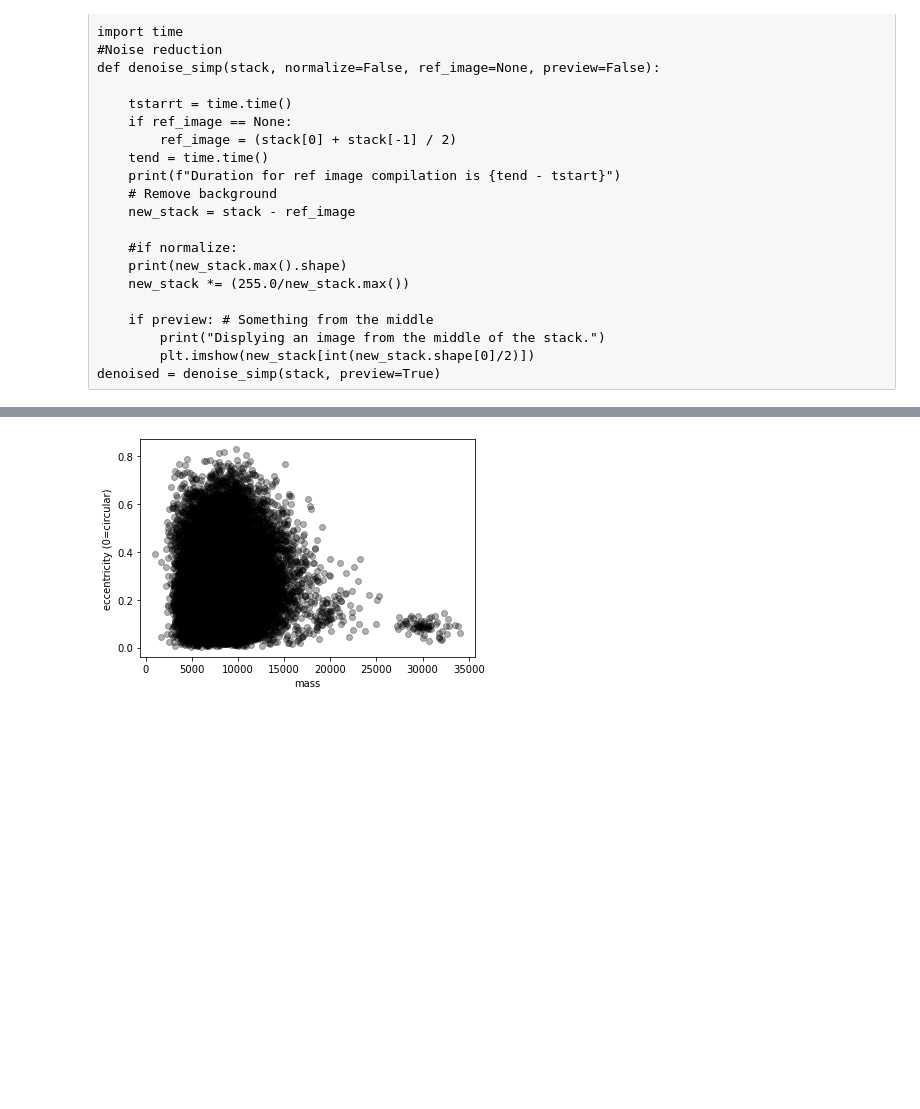
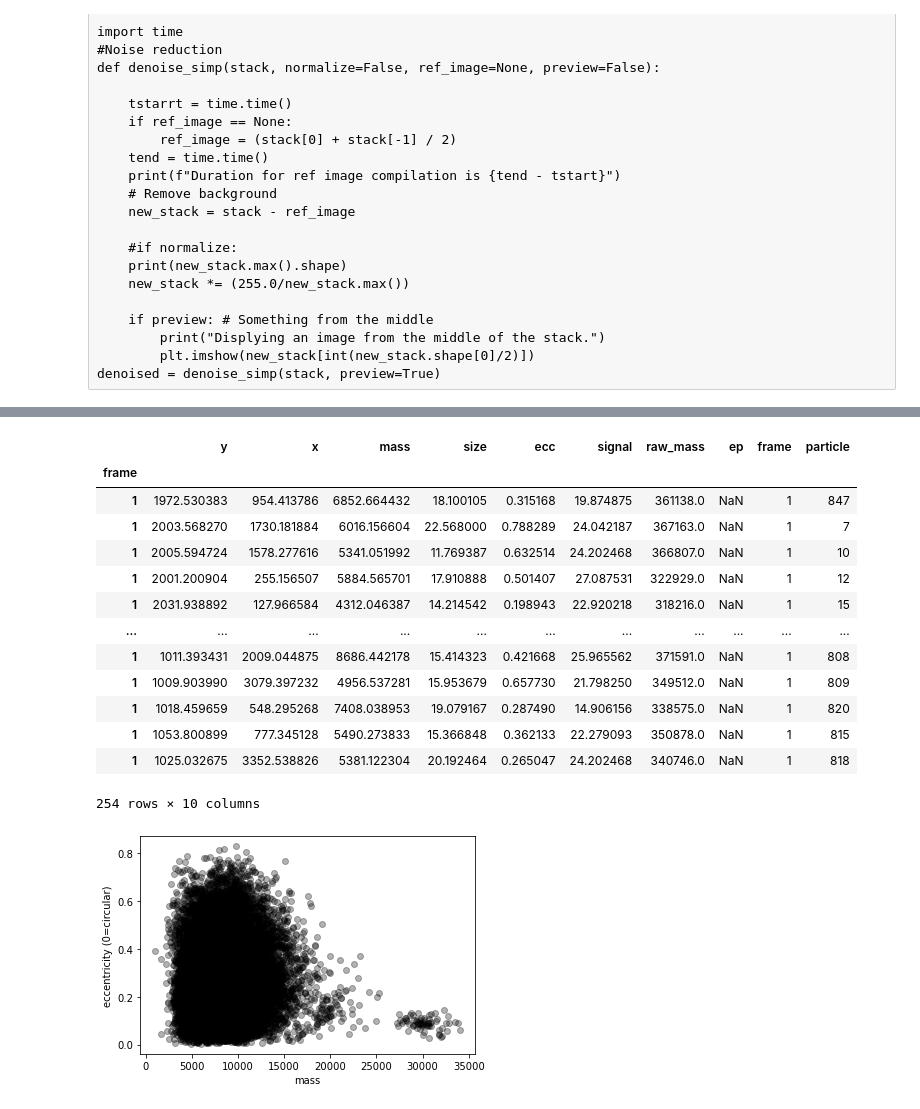
Before and after one commit to yatharthb97/SwimTracker, a Jupyter notebook: MJPEG-test.ipynb, the cells around one changed output, grey strips where cells are left out. Cells and saved outputs as stored; diff of their text form; code cells hidden in the pictures; blank space fills up the shorter version.

```diff
--- a/MJPEG-test.ipynb
+++ b/MJPEG-test.ipynb
@@ -301,3 +310,20 @@ tp.plot_traj(t1)
+# %%
+t1[t1.frame == 1]
+# %% [output]
+|  | y | x | mass | size | ecc | signal | raw_mass | ep | frame | particle |
+| frame |  |  |  |  |  |  |  |  |  |  |
+| 1 | 1972.530383 | 954.413786 | 6852.664432 | 18.100105 | 0.315168 | 19.874875 | 361138.0 | NaN | 1 | 847 |
+| 1 | 2003.568270 | 1730.181884 | 6016.156604 | 22.568000 | 0.788289 | 24.042187 | 367163.0 | NaN | 1 | 7 |
+| 1 | 2005.594724 | 1578.277616 | 5341.051992 | 11.769387 | 0.632514 | 24.202468 | 366807.0 | NaN | 1 | 10 |
+| 1 | 2001.200904 | 255.156507 | 5884.565701 | 17.910888 | 0.501407 | 27.087531 | 322929.0 | NaN | 1 | 12 |
+| 1 | 2031.938892 | 127.966584 | 4312.046387 | 14.214542 | 0.198943 | 22.920218 | 318216.0 | NaN | 1 | 15 |
+| ... | ... | ... | ... | ... | ... | ... | ... | ... | ... | ... |
+| 1 | 1011.393431 | 2009.044875 | 8686.442178 | 15.414323 | 0.421668 | 25.965562 | 371591.0 | NaN | 1 | 808 |
+| 1 | 1009.903990 | 3079.397232 | 4956.537281 | 15.953679 | 0.657730 | 21.798250 | 349512.0 | NaN | 1 | 809 |
+| 1 | 1018.459659 | 548.295268 | 7408.038953 | 19.079167 | 0.287490 | 14.906156 | 338575.0 | NaN | 1 | 820 |
+| 1 | 1053.800899 | 777.345128 | 5490.273833 | 15.366848 | 0.362133 | 22.279093 | 350878.0 | NaN | 1 | 815 |
+| 1 | 1025.032675 | 3352.538826 | 5381.122304 | 20.192464 | 0.265047 | 24.202468 | 340746.0 | NaN | 1 | 818 |
+254 rows × 10 columns
 # %%
 tp.mass_ecc(t1)
 # %% [output]
```
Also changed, not shown: parts of 17 cells of this notebook.
